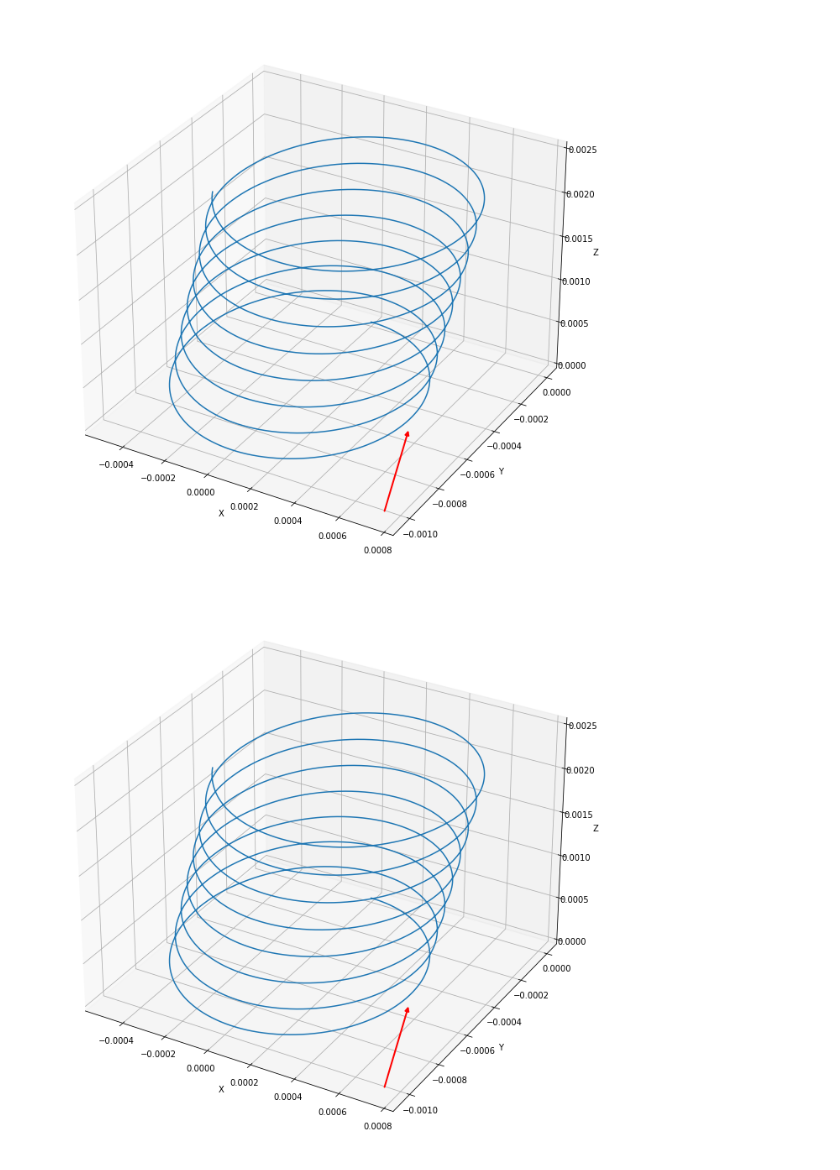
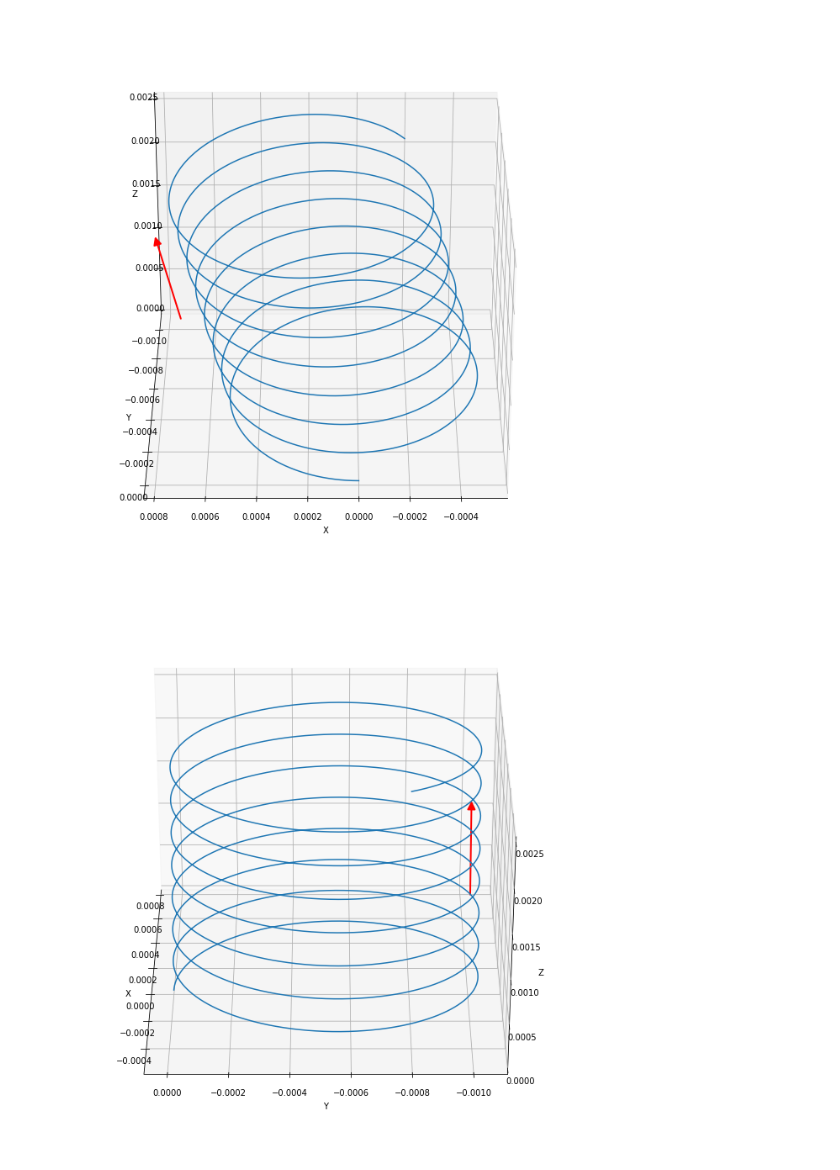
Before and after one commit to SeriousBanan/ITMO, a Jupyter notebook: semester 5/Wave processes in environments/homework 6/prog.ipynb, the cells around one changed output. Cells and saved outputs as stored; diff of their text form; code cells hidden in the pictures.

```diff
--- a/semester 5/Wave processes in environments/homework 6/prog.ipynb
+++ b/semester 5/Wave processes in environments/homework 6/prog.ipynb
@@ -7,13 +24,13 @@ plt.rcParams["figure.figsize"] = [16, 12]
 # %%
-FIELD_SIZE = (1, 1) # м
+CHARGE_TO_MASS = 9.5787e7 # Кл / кг
 
-CHARGE_TO_MASS = 9.5787e7 # Кл / кг
-B = np.array([0.1, 10, 1]) # Тл
+# B = np.array([0.1, 10, 1]) # Тл
 B = np.array([0.1, 0, 1]) # Тл
+# B = np.array([0, 0, 1])
 
 
 START_POS = np.array([0, 0, 0]) # м
-START_V = np.array([5e4, 0, 0]) # м / c
+START_V = np.array([5e4, 10, 0]) # м / c
 
 DT = 1e-12 # с
 T = 5e-7 # с
@@ -33,25 +48,39 @@ for i in range(int(T // DT) - 1):
 
     v = v + a * DT
 # %%
-for i in range(3):
-    import time
-    fig = plt.figure()
 
 
+for i in range(3):
+    fig = plt.figure()
 
     ax = plt.axes(projection='3d')
     ax.plot(positions[:, 0], positions[:, 1], positions[:, 2])
     ax.set_xlabel('X')
     ax.set_ylabel('Y')
     ax.set_zlabel("Z")
 
-    b_scale = min(max(positions[:, 0]) - min(positions[:, 0]), max(positions[:, 1]) - min(positions[:, 1]), max(positions[:, 2]) - min(positions[:, 2])) / np.linalg.norm(B, 2)
+    width = max(positions[:, 0]) - min(positions[:, 0])
+    height = max(positions[:, 2]) - min(positions[:, 2])
+    deep = max(positions[:, 1]) - min(positions[:, 1])
+
+    if height == 0:
+        height = max(width, height, deep)
+
+    if width == 0:
+        width = max(width, height, deep)
+
+    if deep == 0:
+        deep = max(width, height, deep)
+
+    b_scale = min(width, height, deep) / np.linalg.norm(B, 2)
 
     a = Arrow3D([max(positions[:, 0]), max(positions[:, 0]) + B[0] * b_scale], [min(positions[:, 1]), min(positions[:, 1]) + B[1] * b_scale],
-                    [min(positions[:, 2]), min(positions[:, 2]) + B[2] * b_scale], mutation_scale=10,
-                    lw=2, arrowstyle="-|>", color="r")
+                [min(positions[:, 2]), min(positions[:, 2]) + B[2] * b_scale], mutation_scale=20,
+                lw=2, arrowstyle="-|>", color="r")
     ax.add_artist(a)
+
+    ax.view_init(None, (i + 1) * 90)
     fig.show()
 # %% [output]
-[figure, old version]
+[figure, new version]
-[figure, old version]
+[figure, new version]
```
Also changed, not shown: parts of 5 cells of this notebook, 7 other files.
